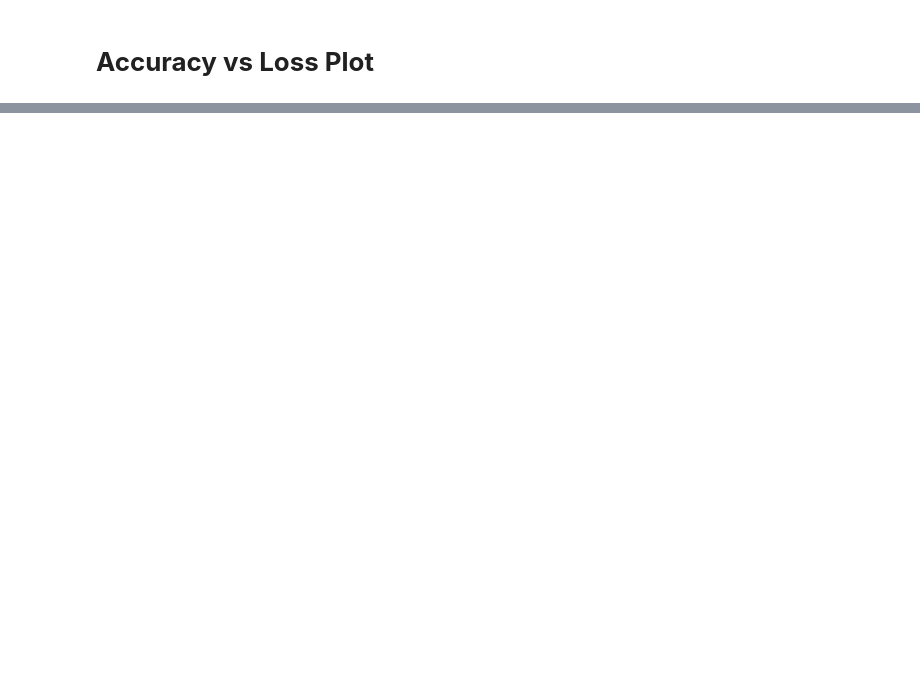
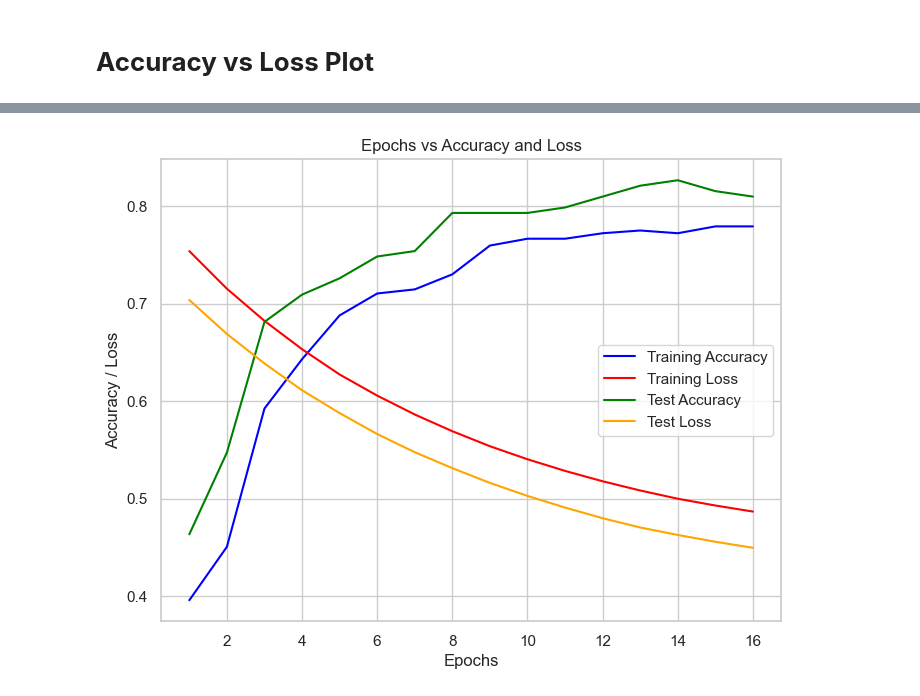
Before and after one commit to 1MuhammadFarhanAslam/Python, a Jupyter notebook: Deep Learning/Simple_NN_in_Python_with _tensorflow.ipynb, the cells around one changed output, grey strips where cells are left out. Cells and saved outputs as stored; diff of their text form; code cells hidden in the pictures; blank space fills up the shorter version.

```diff
--- a/Deep Learning/Simple_NN_in_Python_with _tensorflow.ipynb
+++ b/Deep Learning/Simple_NN_in_Python_with _tensorflow.ipynb
@@ -643,0 +759,14 @@ plt.show()
+# %%
+# Plot Epochs vs Accuracy and Loss on the same graph
+plt.figure(figsize=(8, 6))
+plt.plot(epochs, train_accuracy, label='Training Accuracy', color='blue')
+plt.plot(epochs, train_loss, label='Training Loss', color='red')
+plt.plot(epochs, val_accuracy, label='Test Accuracy', color='green')
+plt.plot(epochs, val_loss, label='Test Loss', color='orange')
+plt.title('Epochs vs Accuracy and Loss')
+plt.xlabel('Epochs')
+plt.ylabel('Accuracy / Loss')
+plt.legend()
+plt.show()
+# %% [output]
+[figure, added]
```
Also changed, not shown: parts of 11 cells of this notebook.
